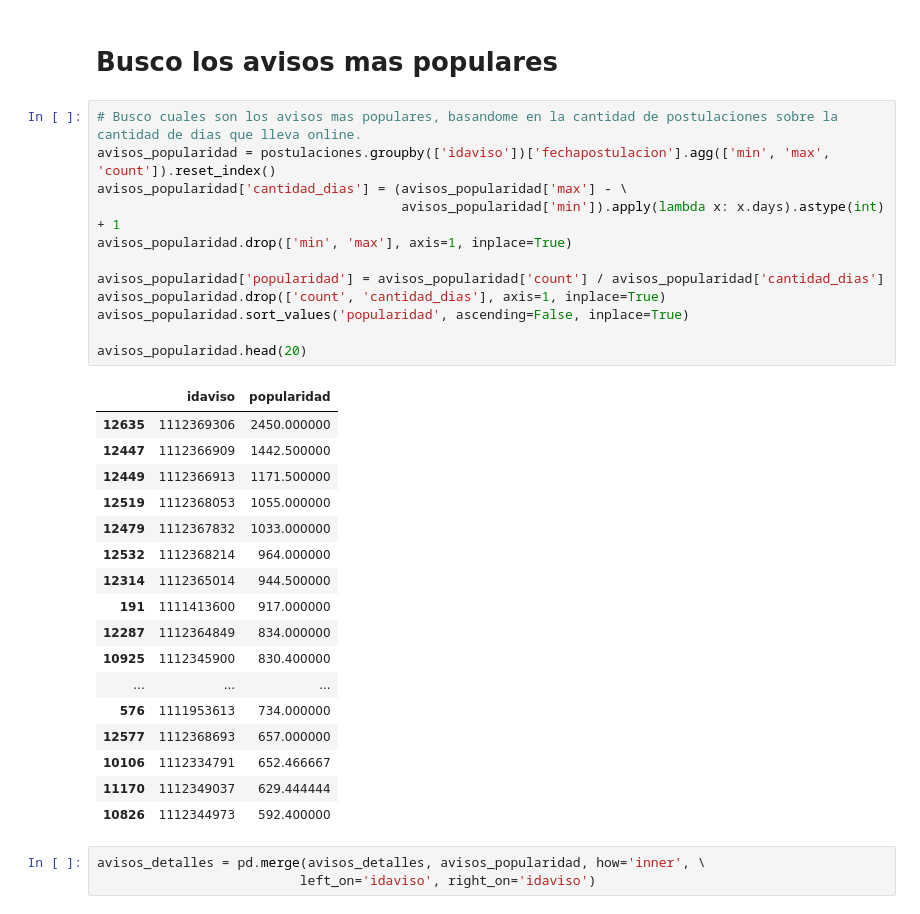
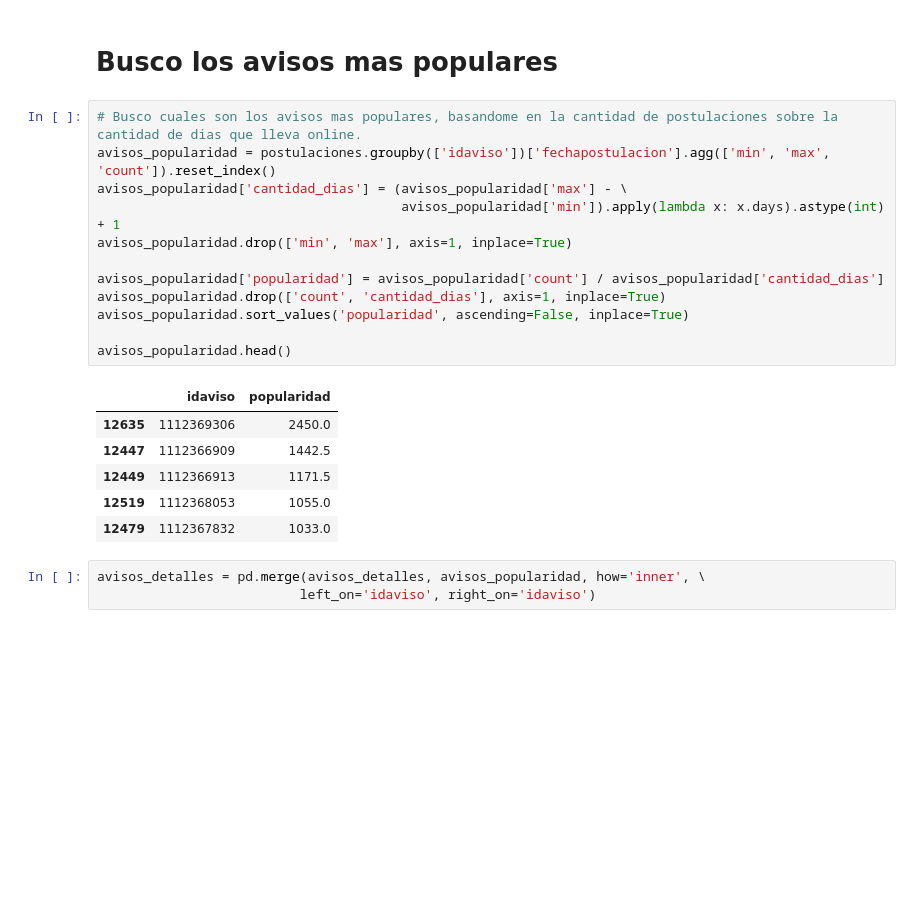
Before and after one commit to PRPablo/dataJobSearches, a Jupyter notebook: exploratoryAnalysis/tp_adri.ipynb, the cells around one changed output. Drawn from its saved outputs; the diff is of its cells as text; blank space fills up the shorter version.

```diff
--- a/exploratoryAnalysis/tp_adri.ipynb
+++ b/exploratoryAnalysis/tp_adri.ipynb
@@ -132,33 +132,22 @@ plt.show()
 # %%
 # Busco cuales son los avisos mas populares, basandome en la cantidad de postulaciones sobre la cantidad de dias que lleva online.
 avisos_popularidad = postulaciones.groupby(['idaviso'])['fechapostulacion'].agg(['min', 'max', 'count']).reset_index()
 avisos_popularidad['cantidad_dias'] = (avisos_popularidad['max'] - \
                                        avisos_popularidad['min']).apply(lambda x: x.days).astype(int) + 1
 avisos_popularidad.drop(['min', 'max'], axis=1, inplace=True)
 
 avisos_popularidad['popularidad'] = avisos_popularidad['count'] / avisos_popularidad['cantidad_dias']
 avisos_popularidad.drop(['count', 'cantidad_dias'], axis=1, inplace=True)
 avisos_popularidad.sort_values('popularidad', ascending=False, inplace=True)
 
-avisos_popularidad.head(20)
+avisos_popularidad.head()
 # %% [output]
 |  | idaviso | popularidad |
-| 12635 | 1112369306 | 2450.000000 |
-| 12447 | 1112366909 | 1442.500000 |
-| 12449 | 1112366913 | 1171.500000 |
-| 12519 | 1112368053 | 1055.000000 |
-| 12479 | 1112367832 | 1033.000000 |
-| 12532 | 1112368214 | 964.000000 |
-| 12314 | 1112365014 | 944.500000 |
-| 191 | 1111413600 | 917.000000 |
-| 12287 | 1112364849 | 834.000000 |
-| 10925 | 1112345900 | 830.400000 |
-| ... | ... | ... |
-| 576 | 1111953613 | 734.000000 |
-| 12577 | 1112368693 | 657.000000 |
-| 10106 | 1112334791 | 652.466667 |
-| 11170 | 1112349037 | 629.444444 |
-| 10826 | 1112344973 | 592.400000 |
+| 12635 | 1112369306 | 2450.0 |
+| 12447 | 1112366909 | 1442.5 |
+| 12449 | 1112366913 | 1171.5 |
+| 12519 | 1112368053 | 1055.0 |
+| 12479 | 1112367832 | 1033.0 |
 # %%
 avisos_detalles = pd.merge(avisos_detalles, avisos_popularidad, how='inner', \
                           left_on='idaviso', right_on='idaviso')
```
Also changed, not shown: parts of 3 cells of this notebook.
